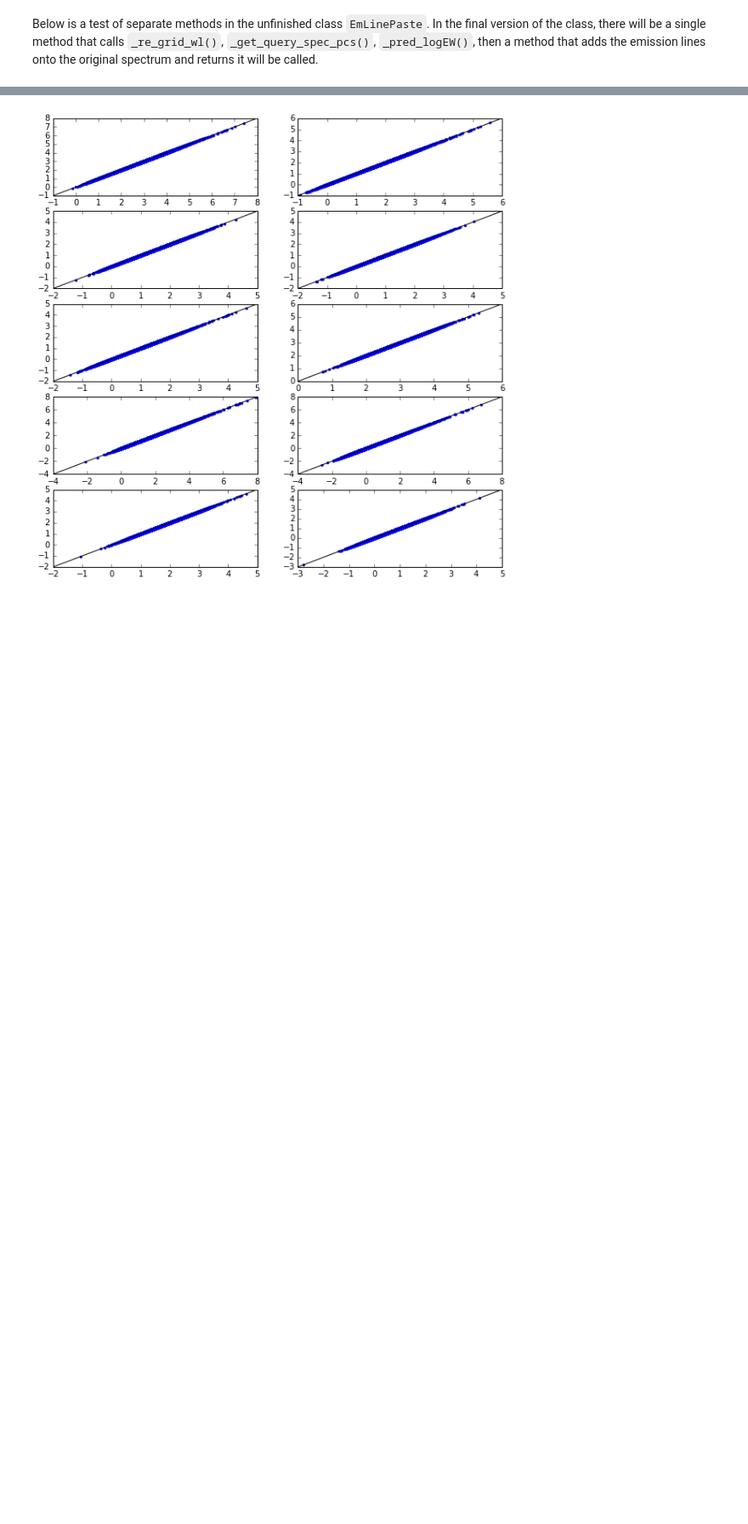
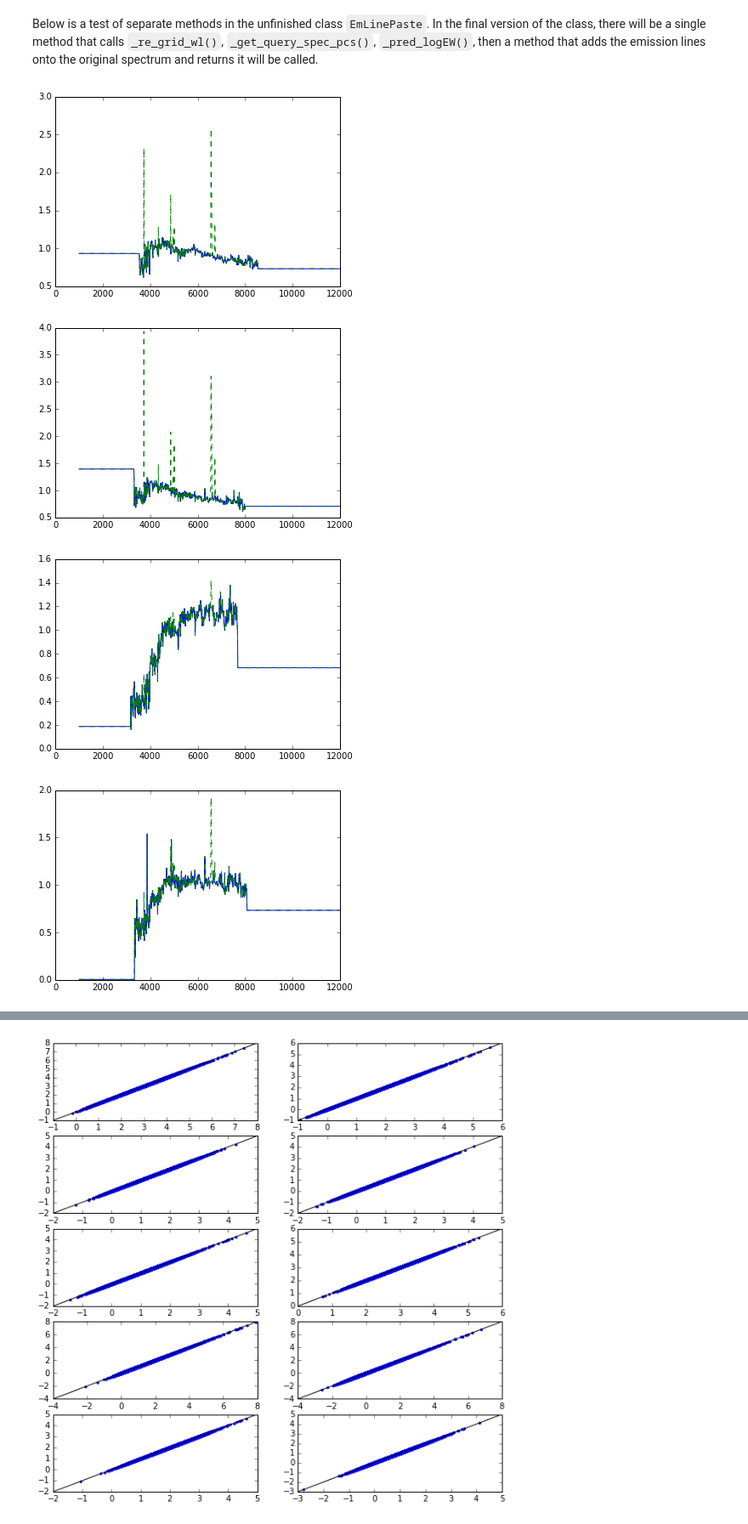
Before and after one commit to LSSTDESC/PhotoZDC1, a Jupyter notebook: notebooks/TestEmissionLines.ipynb, the cells around one changed output, grey strips where cells are left out. Shown at 85% size. Cells and saved outputs as stored; diff of their text form; code cells hidden in the pictures; blank space fills up the shorter version.

Commit message:
finished adding emission line class, needs testing and tidying

```diff
--- a/notebooks/TestEmissionLines.ipynb
+++ b/notebooks/TestEmissionLines.ipynb
@@ -113,21 +118,46 @@ elp = cpe.EmLinePaste(continua_pc_file, eigenV_file, mean_spec_file,
 # %% [markdown]
 Below is a test of separate methods in the unfinished class `EmLinePaste`. In the final version of the class, there will be a single method that calls `_re_grid_wl()`, `_get_query_spec_pcs()`, `_pred_logEW()`, then a method that adds the emission lines onto the original spectrum and returns it will be called.
 # %%
+
+
 # zongge's est_ems
 estem_zl = np.loadtxt('/mnt/drive2/repos/zongge/emissionline/est_ems.txt')
 
 # my processed continua
 spec_me = np.loadtxt('/mnt/drive2/BeckData/ProcessedData/spec_all.txt')
 
 kNN = 30
 estem = np.zeros((nn,10))
 for i in np.arange(nn):
 
+    ### use the class methods separately to check predicted emission lines
+    # to ones from Zongge's code (sanity check)
+
     # re-grid the spectrum
     spec = elp._re_grid_wl(wl_grid, spec_me[i,:])
 
     # the 5 continuum PC's for this spectrum
     proj = elp._get_query_spec_pcs(spec)
 
     # predict emission line
     estem[i], _ = elp._pred_logEW(proj, kNN)
+
+
+
+    ### now do an actual demo adding the lines to a spectrum
+    ### just for the first few
+
+    if (i<5):
+
+        new_spec = elp.add_emission_lines(wl_grid, spec_me[i,:], kNN=30)
+        new_wl = elp.wl
+
+        fig = plt.figure()
+        ax = fig.add_subplot(111)
+        ax.plot(wl_grid, spec_me[i,:])
+        ax.plot(new_wl, new_spec, linestyle='dashed')
+# %% [output]
+[figure, added]
+[figure, added]
+[figure, added]
+[figure, added]
```
Also changed, not shown: parts of 6 cells of this notebook, 1 other file.
